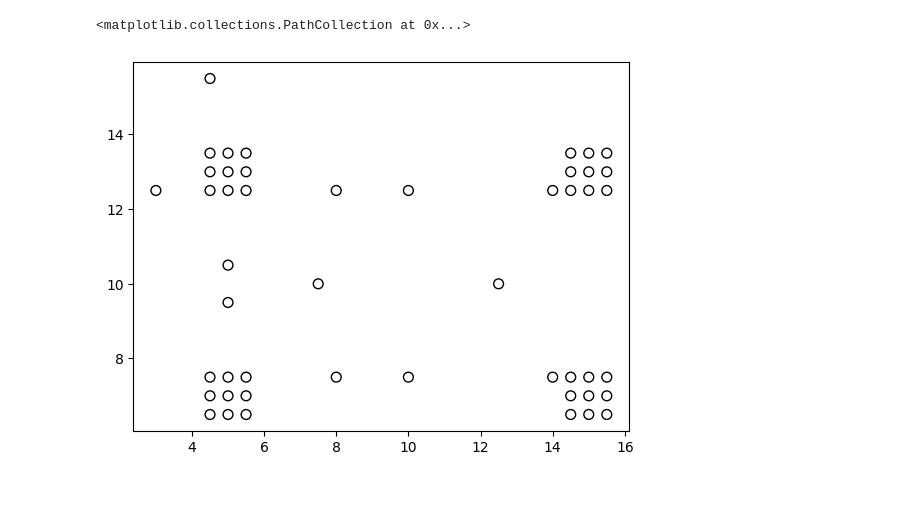
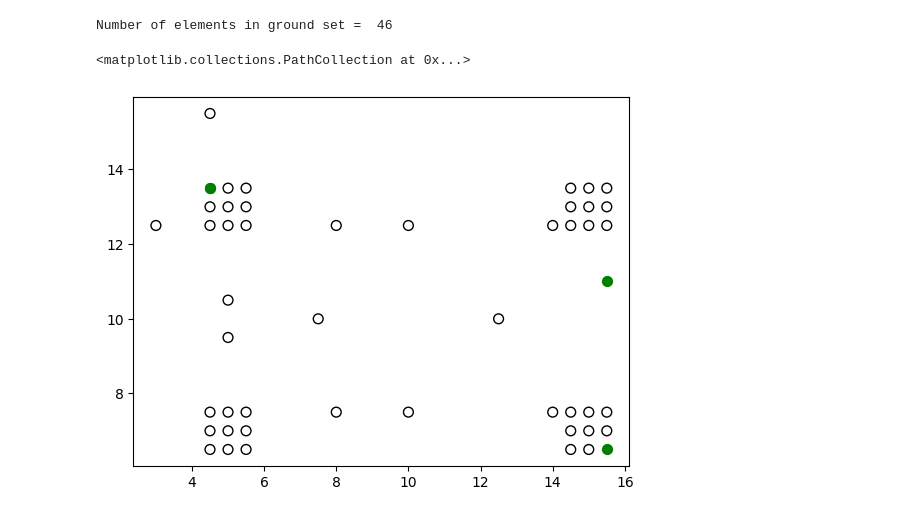
Before and after one commit to gangradeamitesh/submodlib, a Jupyter notebook: debugger.ipynb, the cells around one changed output. Cells and saved outputs as stored; diff of their text form; code cells hidden in the pictures.

```diff
--- a/debugger.ipynb
+++ b/debugger.ipynb
@@ -1,26 +1,33 @@
 # %%
 import numpy as np
-groundData =np.array( [(3,12.5), (4.5,13.5), (5,13.5), (5.5,13.5), (14.5,13.5), (15,13.5), (15.5,13.5),
+import matplotlib.pyplot as plt
+groundData =np.array( [(3,12.5), (5,13.5), (5.5,13.5), (14.5,13.5), (15,13.5), (15.5,13.5),
 (4.5,13), (5,13), (5.5,13), (14.5,13), (15,13), (15.5,13),
 (4.5,12.5), (5,12.5), (5.5,12.5), (14.5,12.5), (15,12.5), (15.5,12.5),
 (4.5,7.5), (5,7.5), (5.5,7.5), (14.5,7.5), (15,7.5), (15.5,7.5),
 (4.5,7), (5,7), (5.5,7), (14.5,7), (15,7), (15.5,7),
-(4.5,6.5), (5,6.5), (5.5,6.5), (14.5,6.5), (15,6.5), (15.5,6.5),
-(7.5,10), (12.5,10), (10,12.5), (10,7.5), (8,12.5), (8,7.5), (14,12.5), (14,7.5), (4.5, 15.5), (5,9.5), (5,10.5)] )
+(4.5,6.5), (5,6.5), (5.5,6.5), (14.5,6.5), (15,6.5), (7.5,10), (12.5,10), (10,12.5),
+(10,7.5), (8,12.5), (8,7.5), (14,12.5), (14,7.5), (4.5, 15.5), (5,9.5), (5,10.5)] )
+print("Number of elements in ground set = ", len(groundData))
 groundxs = [x[0] for x in groundData]
 groundys = [x[1] for x in groundData]
-# repData =np.array( [(6.7,13.5), (7.2,13.5), (7.7,13.5), (16.7,13.5), (17.2,13.5), (17.7,13.5),
-# (6.7,13), (7.2,13), (7.7,13), (16.7,13), (17.2,13), (17.7,13),
-# (6.7,12.5), (7.2,12.5), (7.7,12.5), (16.7,12.5), (17.2,12.5), (17.7,12.5),
-# (6.7,7.5), (7.2,7.5), (7.7,7.5), (16.7,7.5), (17.2,7.5), (17.7,7.5),
-# (6.7,7), (7.2,7), (7.7,7), (16.7,7), (17.2,7), (17.7,7),
-# (6.7,6.5), (7.2,6.5), (7.7,6.5), (16.7,6.5), (17.2,6.5), (17.7,6.5)] )
-# repxs = [x[0] for x in repData]
-# repys = [x[1] for x in repData]
+
+mutlipleQueryData = np.array([(4.5,13.5), (15.5,6.5)])
+multiplequeryxs = [x[0] for x in mutlipleQueryData]
+multiplequeryys = [x[1] for x in mutlipleQueryData]
+
+mutlipleQueryData2 = np.array([(4.5,13.5), (15.5,11)])
+multiplequeryxs2 = [x[0] for x in mutlipleQueryData2]
+multiplequeryys2 = [x[1] for x in mutlipleQueryData2]
+
+singleQueryData = np.array([(4.5,13.5)])
+singlequeryxs = [x[0] for x in singleQueryData]
+singlequeryys = [x[1] for x in singleQueryData]
+
+plt.scatter(groundxs, groundys, s=50, facecolors='none', edgecolors='black', label="Images")
+plt.scatter(multiplequeryxs, multiplequeryys, s=50, color='green', label="Queries")
+plt.scatter(multiplequeryxs2, multiplequeryys2, s=50, color='green', label="Queries")
+# %% [output]
+Number of elements in ground set =  46
+<matplotlib.collections.PathCollection at 0x...>
+[figure, added]
-# %%
-import matplotlib.pyplot as plt
-#plt.scatter(groundxs, groundys, s=50, color='black', label="Images")
-plt.scatter(groundxs, groundys, s=50, facecolors='none', edgecolors='black', label="Images")
-# %% [output]
-<matplotlib.collections.PathCollection at 0x...>
-[figure, removed]
```
Also changed, not shown: parts of 13 cells of this notebook, 11 other files.
